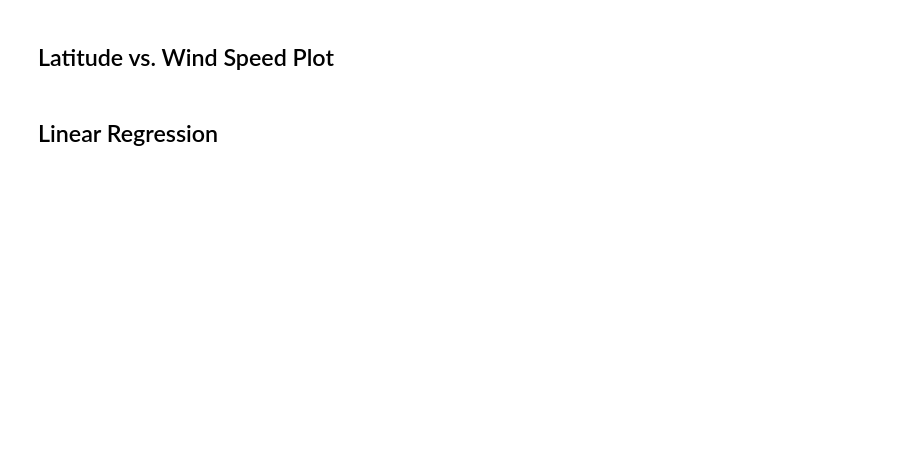
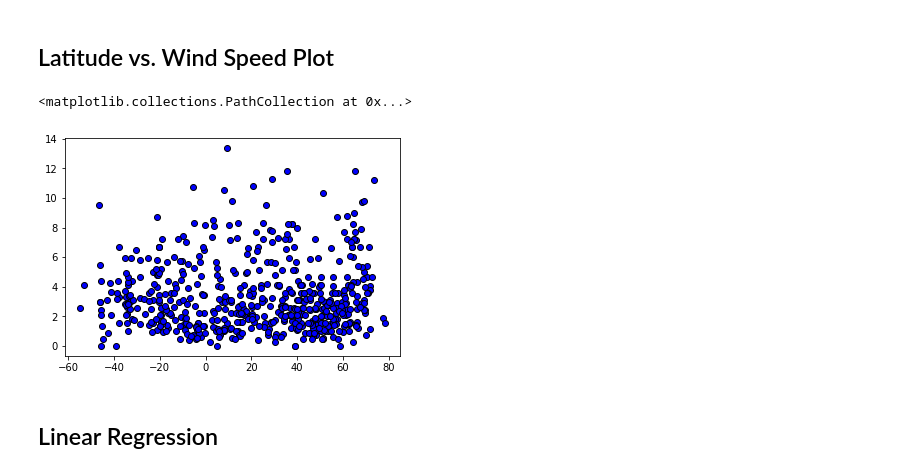
Before and after one commit to ameliahorton/python_api_challenge, a Jupyter notebook: WeatherPy.ipynb, the cells around one changed output. Saved outputs shown, nothing was run; the diff lists cells and outputs as text; code cells hidden in the pictures; blank space fills up the shorter version.

```diff
--- a/WeatherPy.ipynb
+++ b/WeatherPy.ipynb
@@ -159,4 +202,14 @@ Skip this step if there are no cities that have humidity > 100%.
 # %% [markdown]
 ## Latitude vs. Wind Speed Plot
+# %%
+x_axis = weather_df['Lat']
+y_axis = weather_df['Wind Speed']
+
+plt.scatter(x_axis, y_axis, marker='o', facecolors='blue', edgecolors='black')
+plt.xlabel('Latitude')
+plt.ylabel('Wind Speed')
+# %% [output]
+<matplotlib.collections.PathCollection at 0x...>
+[figure, added]
 # %% [markdown]
 ## Linear Regression
```
Also changed, not shown: parts of 22 cells of this notebook, 5 other files.
